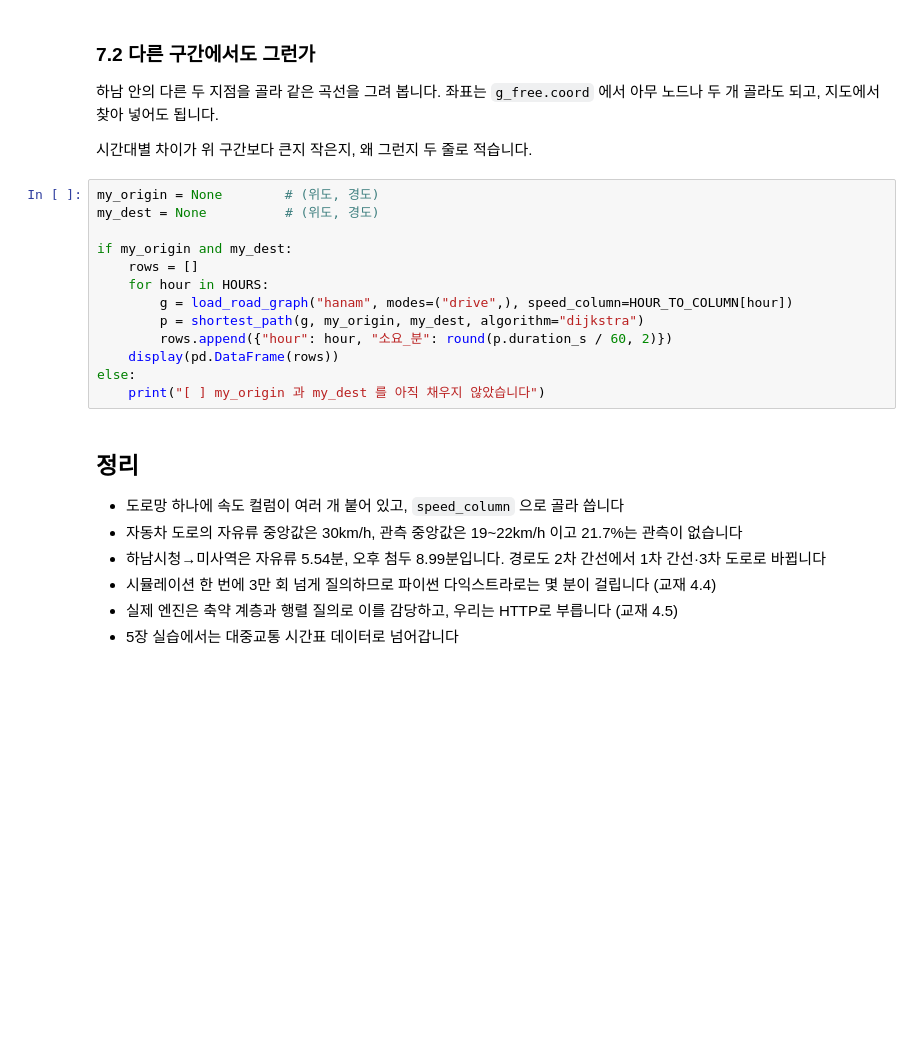
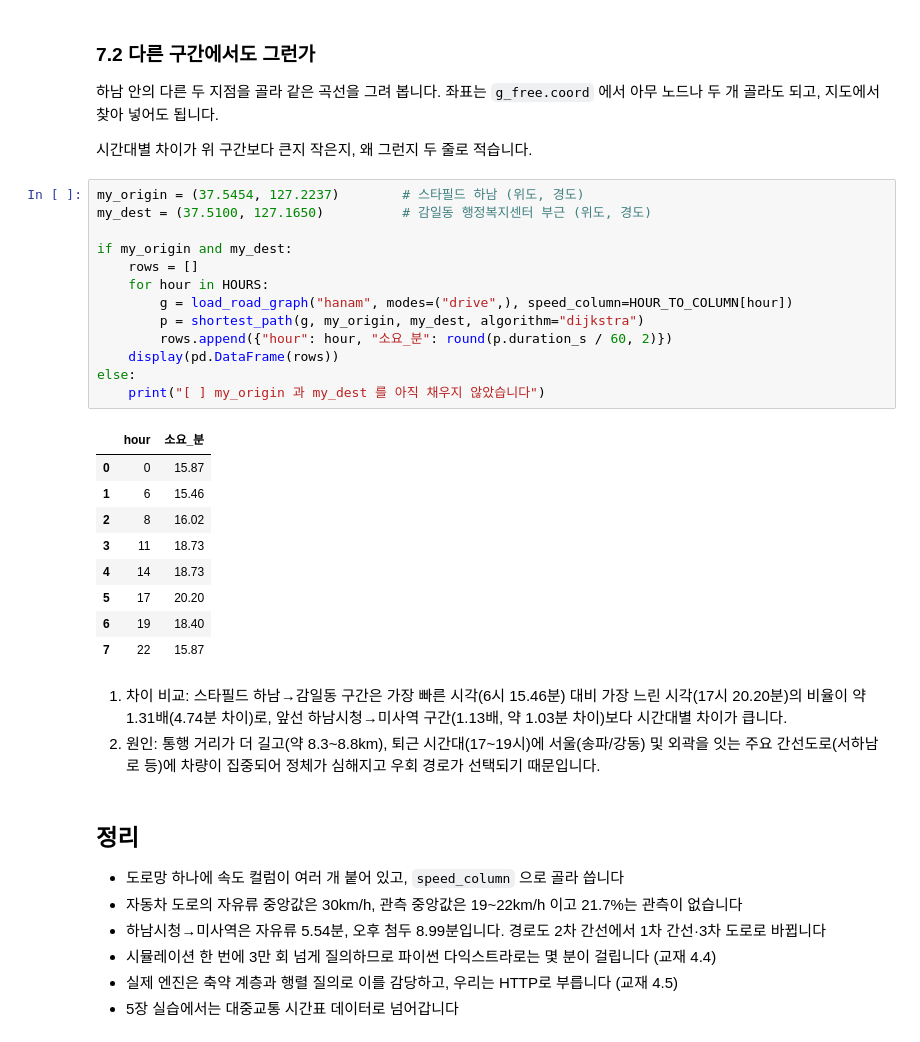
Before and after one commit to alswl123494-stack/mobility-simulation-book, a Jupyter notebook: labs/ch04_speeds_engine.ipynb, the cells around one changed output. Drawn from its saved outputs; the diff is of its cells as text; blank space fills up the shorter version.

```diff
--- a/labs/ch04_speeds_engine.ipynb
+++ b/labs/ch04_speeds_engine.ipynb
@@ -213,18 +276,31 @@ todo("비율", ratio, fmt=lambda v: f"{v:.2f}배")
 
 시간대별 차이가 위 구간보다 큰지 작은지, 왜 그런지 두 줄로 적습니다.
 # %%
-my_origin = None        # (위도, 경도)
-my_dest = None          # (위도, 경도)
+my_origin = (37.5454, 127.2237)        # 스타필드 하남 (위도, 경도)
+my_dest = (37.5100, 127.1650)          # 감일동 행정복지센터 부근 (위도, 경도)
 
 if my_origin and my_dest:
     rows = []
     for hour in HOURS:
         g = load_road_graph("hanam", modes=("drive",), speed_column=HOUR_TO_COLUMN[hour])
         p = shortest_path(g, my_origin, my_dest, algorithm="dijkstra")
         rows.append({"hour": hour, "소요_분": round(p.duration_s / 60, 2)})
     display(pd.DataFrame(rows))
 else:
     print("[ ] my_origin 과 my_dest 를 아직 채우지 않았습니다")
+# %% [output]
+|  | hour | 소요_분 |
+| 0 | 0 | 15.87 |
+| 1 | 6 | 15.46 |
+| 2 | 8 | 16.02 |
+| 3 | 11 | 18.73 |
+| 4 | 14 | 18.73 |
+| 5 | 17 | 20.20 |
+| 6 | 19 | 18.40 |
+| 7 | 22 | 15.87 |
+# %% [markdown]
+1. 차이 비교: 스타필드 하남→감일동 구간은 가장 빠른 시각(6시 15.46분) 대비 가장 느린 시각(17시 20.20분)의 비율이 약 1.31배(4.74분 차이)로, 앞선 하남시청→미사역 구간(1.13배, 약 1.03분 차이)보다 시간대별 차이가 큽니다.
+2. 원인: 통행 거리가 더 길고(약 8.3~8.8km), 퇴근 시간대(17~19시)에 서울(송파/강동) 및 외곽을 잇는 주요 간선도로(서하남로 등)에 차량이 집중되어 정체가 심해지고 우회 경로가 선택되기 때문입니다.
 # %% [markdown]
 ## 정리
 
```
Also changed, not shown: parts of 10 cells of this notebook.
